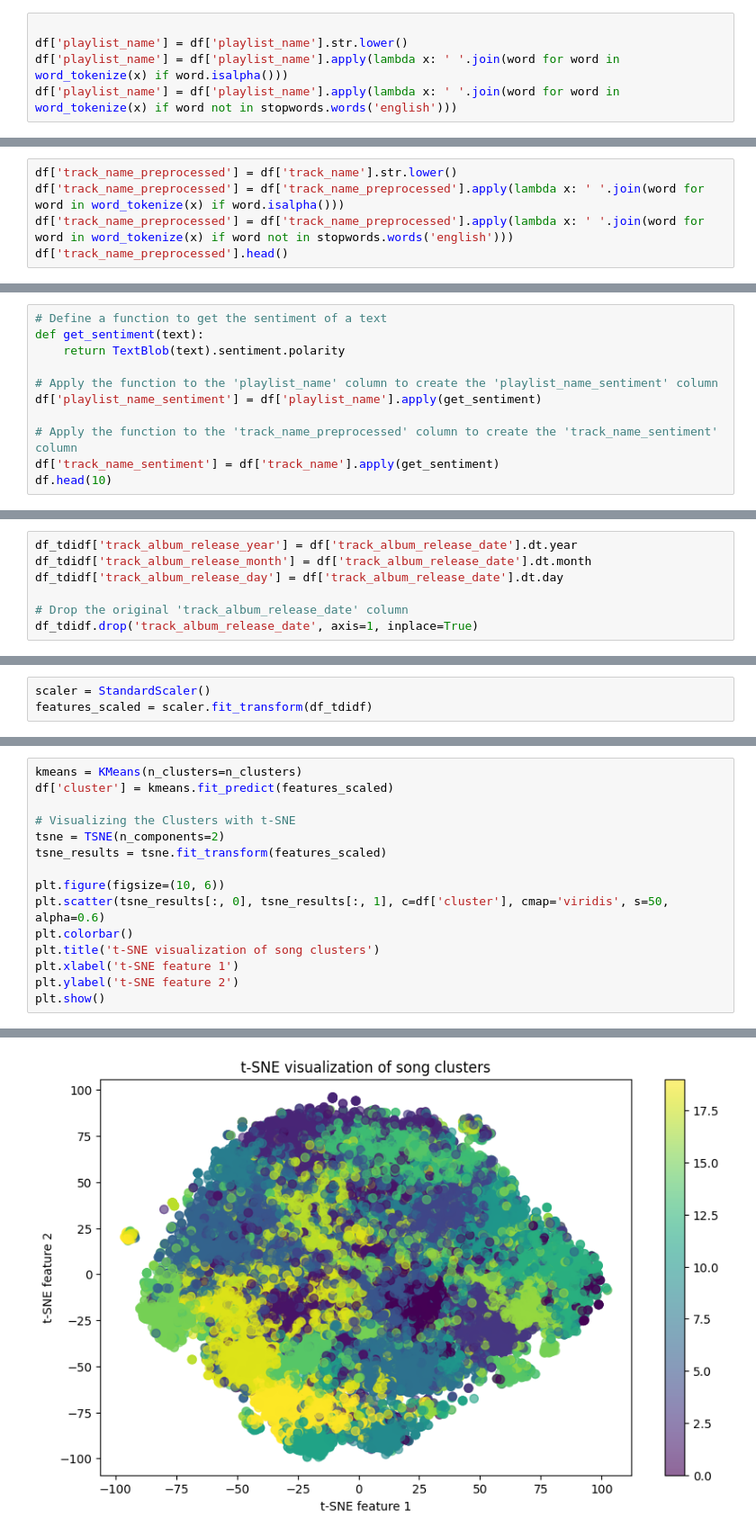
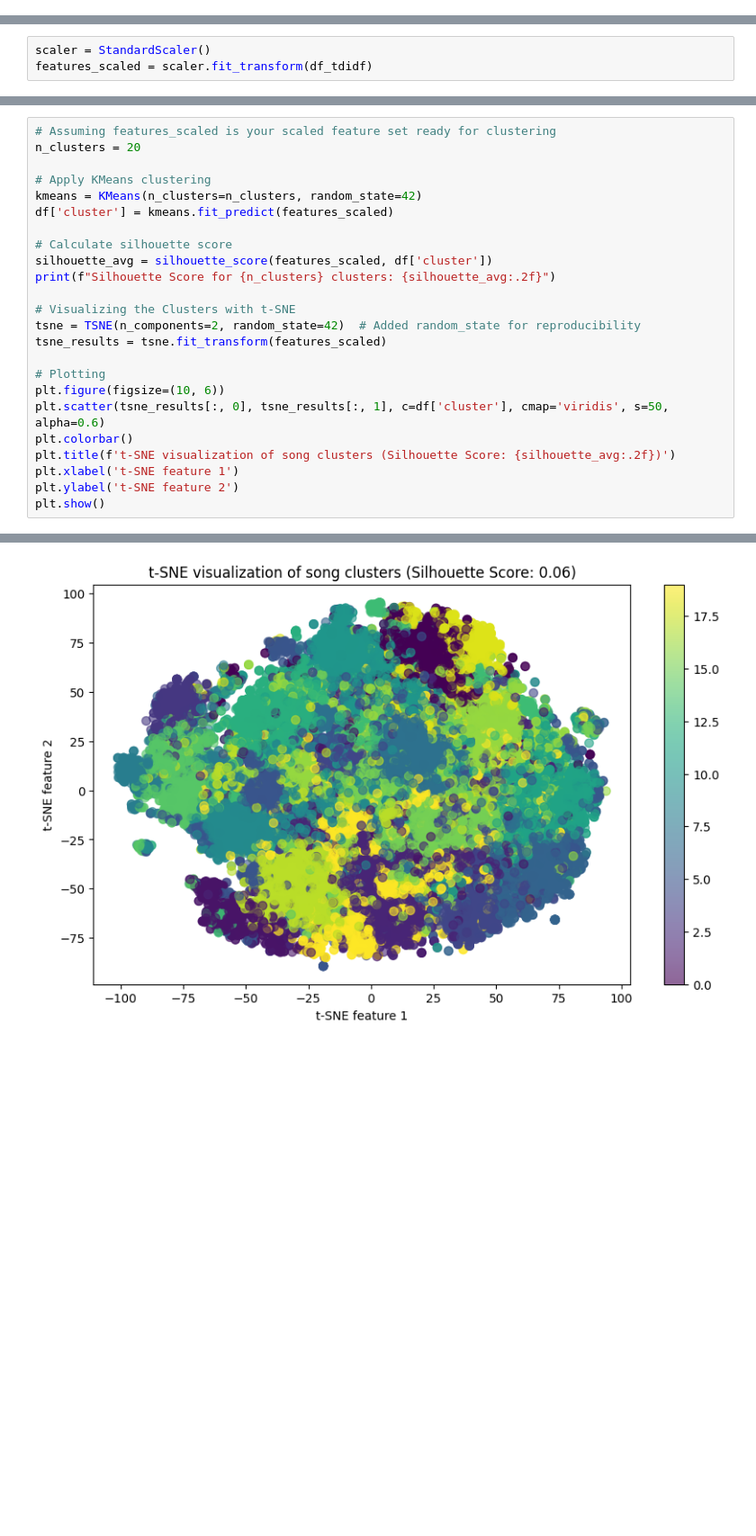
Before and after one commit to riwanahas/runreco, a Jupyter notebook: spotify_reco/data_prep/feature_engineering_music.ipynb, the cells around one changed output, grey strips where cells are left out. Shown: that part at 90% size. Saved outputs shown, nothing was run; the diff lists cells and outputs as text; blank space fills up the shorter version.

```diff
--- a/spotify_reco/data_prep/feature_engineering_music.ipynb
+++ b/spotify_reco/data_prep/feature_engineering_music.ipynb
@@ -415,5 +85,0 @@ True
-# %%
-
-df['playlist_name'] = df['playlist_name'].str.lower()
-df['playlist_name'] = df['playlist_name'].apply(lambda x: ' '.join(word for word in word_tokenize(x) if word.isalpha()))
-df['playlist_name'] = df['playlist_name'].apply(lambda x: ' '.join(word for word in word_tokenize(x) if word not in stopwords.words('english')))
@@ -455,5 +85,0 @@ By looking at the top words in playlist_name, I can see that I'm satisfied with
-# %%
-df['track_name_preprocessed'] = df['track_name'].str.lower()
-df['track_name_preprocessed'] = df['track_name_preprocessed'].apply(lambda x: ' '.join(word for word in word_tokenize(x) if word.isalpha()))
-df['track_name_preprocessed'] = df['track_name_preprocessed'].apply(lambda x: ' '.join(word for word in word_tokenize(x) if word not in stopwords.words('english')))
-df['track_name_preprocessed'].head()
@@ -479,11 +85,0 @@ df.head()
-# %%
-# Define a function to get the sentiment of a text
-def get_sentiment(text):
-    return TextBlob(text).sentiment.polarity
-
-# Apply the function to the 'playlist_name' column to create the 'playlist_name_sentiment' column
-df['playlist_name_sentiment'] = df['playlist_name'].apply(get_sentiment)
-
-# Apply the function to the 'track_name_preprocessed' column to create the 'track_name_sentiment' column
-df['track_name_sentiment'] = df['track_name'].apply(get_sentiment)
-df.head(10)
@@ -559,9 +132,2 @@ df_tdidf.head()
-# %%
-df_tdidf['track_album_release_year'] = df['track_album_release_date'].dt.year
-df_tdidf['track_album_release_month'] = df['track_album_release_date'].dt.month
-df_tdidf['track_album_release_day'] = df['track_album_release_date'].dt.day
-
-# Drop the original 'track_album_release_date' column
-df_tdidf.drop('track_album_release_date', axis=1, inplace=True)
 # %% [markdown]
 PARA HACERLO MEJOR, TENGO QUE VER COMO IMPLEMENTAR TDIDF PARA QUE ME TOME EL PLAYLIST NAME EN CONSIDERACION
@@ -636,15 +179,24 @@ import numpy as np
 # %%
-kmeans = KMeans(n_clusters=n_clusters)
+# Assuming features_scaled is your scaled feature set ready for clustering
+n_clusters = 20
+
+# Apply KMeans clustering
+kmeans = KMeans(n_clusters=n_clusters, random_state=42)
 df['cluster'] = kmeans.fit_predict(features_scaled)
 
+# Calculate silhouette score
+silhouette_avg = silhouette_score(features_scaled, df['cluster'])
+print(f"Silhouette Score for {n_clusters} clusters: {silhouette_avg:.2f}")
+
 # Visualizing the Clusters with t-SNE
-tsne = TSNE(n_components=2)
+tsne = TSNE(n_components=2, random_state=42)  # Added random_state for reproducibility
 tsne_results = tsne.fit_transform(features_scaled)
 
+# Plotting
 plt.figure(figsize=(10, 6))
 plt.scatter(tsne_results[:, 0], tsne_results[:, 1], c=df['cluster'], cmap='viridis', s=50, alpha=0.6)
 plt.colorbar()
-plt.title('t-SNE visualization of song clusters')
+plt.title(f't-SNE visualization of song clusters (Silhouette Score: {silhouette_avg:.2f})')
 plt.xlabel('t-SNE feature 1')
 plt.ylabel('t-SNE feature 2')
 plt.show()
@@ -652 +205 @@ plt.show()
-[figure, old version]
+[figure, new version]
```
Also changed, not shown: parts of 67 cells of this notebook, 1 other file.
